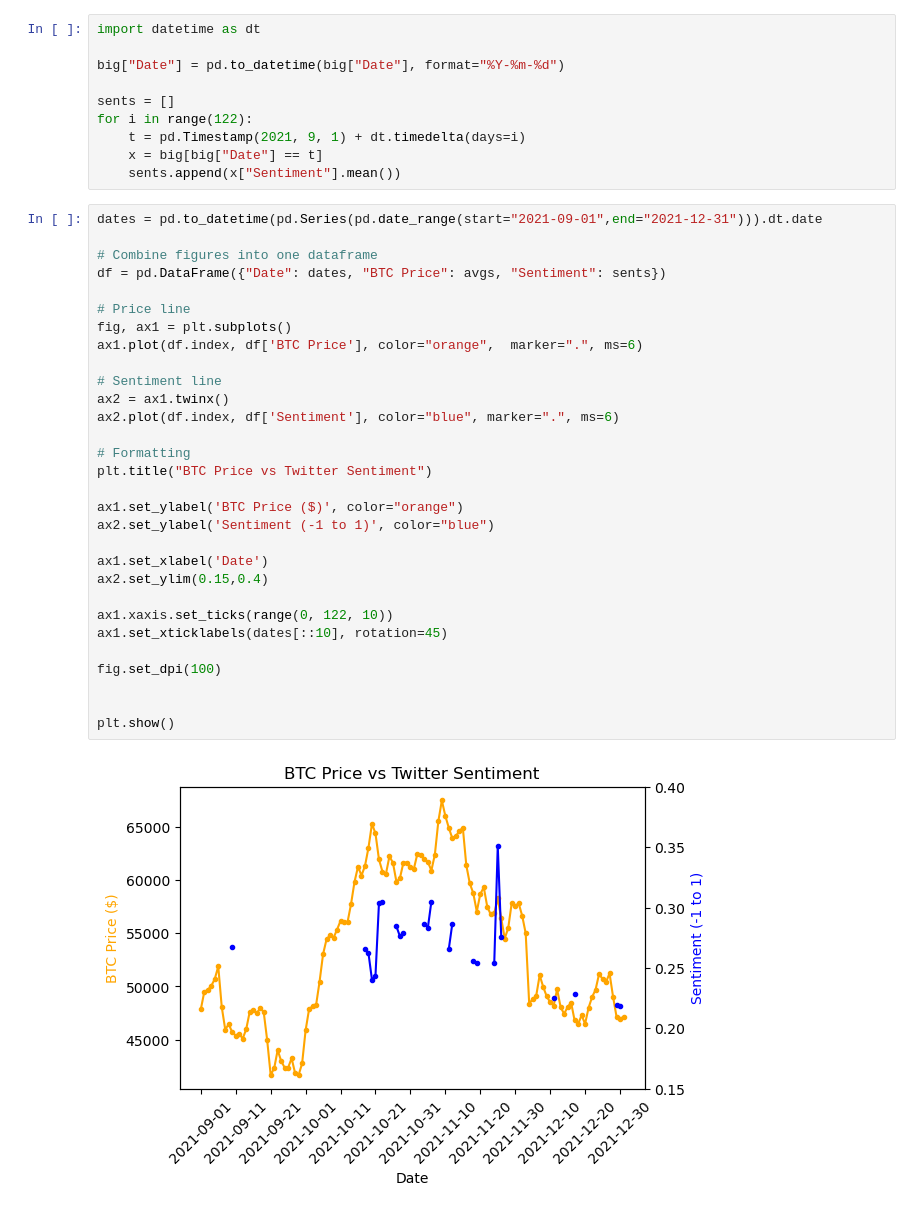
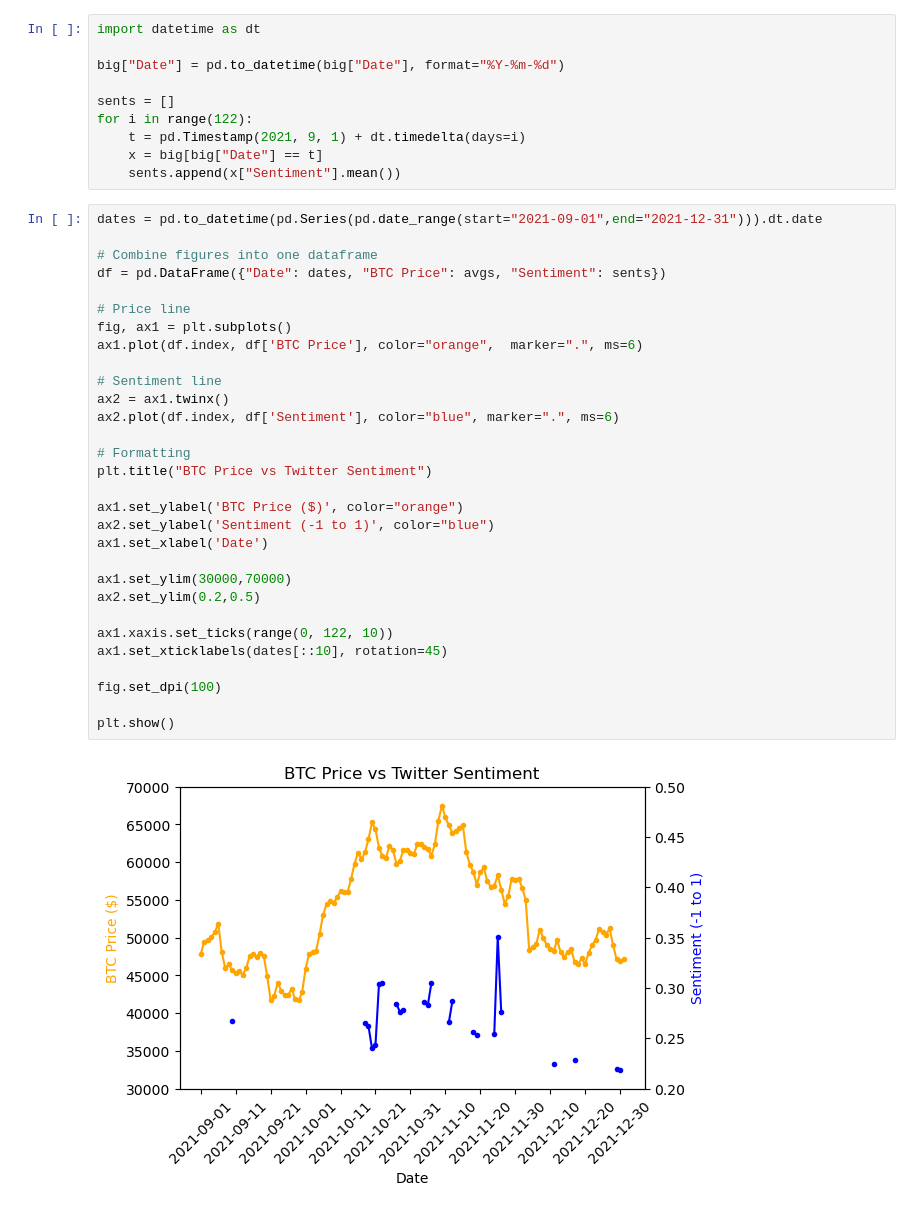
Before and after one commit to joshbrook/BTC-Sentiment-Analysis, a Jupyter notebook: graphing.ipynb, the cells around one changed output. Drawn from its saved outputs; the diff is of its cells as text.

Commit message:
update graphs again

```diff
--- a/graphing.ipynb
+++ b/graphing.ipynb
@@ -135,32 +135,32 @@ for i in range(122):
 # %%
 dates = pd.to_datetime(pd.Series(pd.date_range(start="2021-09-01",end="2021-12-31"))).dt.date
 
 # Combine figures into one dataframe
 df = pd.DataFrame({"Date": dates, "BTC Price": avgs, "Sentiment": sents})
 
 # Price line
 fig, ax1 = plt.subplots()
 ax1.plot(df.index, df['BTC Price'], color="orange",  marker=".", ms=6)
 
 # Sentiment line
 ax2 = ax1.twinx()
 ax2.plot(df.index, df['Sentiment'], color="blue", marker=".", ms=6)
 
 # Formatting
 plt.title("BTC Price vs Twitter Sentiment")
 
 ax1.set_ylabel('BTC Price ($)', color="orange")
 ax2.set_ylabel('Sentiment (-1 to 1)', color="blue")
+ax1.set_xlabel('Date')
 
-ax1.set_xlabel('Date')
-ax2.set_ylim(0.15,0.4)
+ax1.set_ylim(30000,70000)
+ax2.set_ylim(0.2,0.5)
 
 ax1.xaxis.set_ticks(range(0, 122, 10))
 ax1.set_xticklabels(dates[::10], rotation=45)
 
 fig.set_dpi(100)
 
-
 plt.show()
 # %% [output]
-[figure, old version]
+[figure, new version]
```
